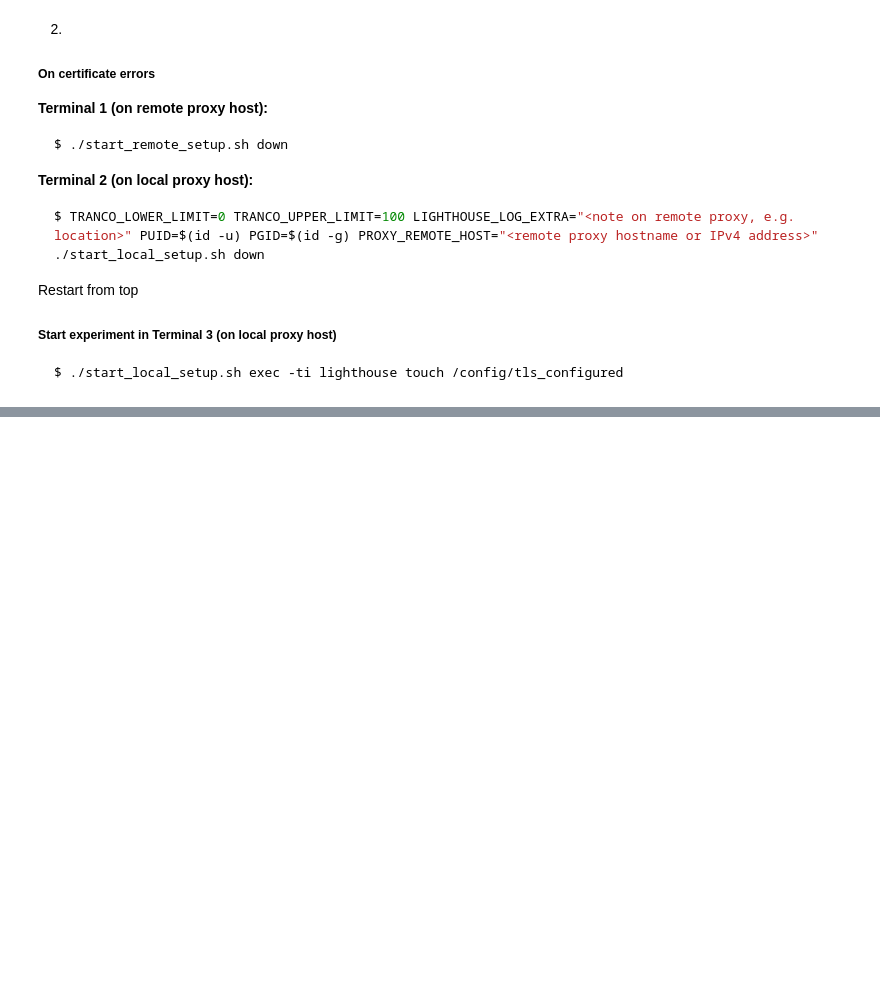
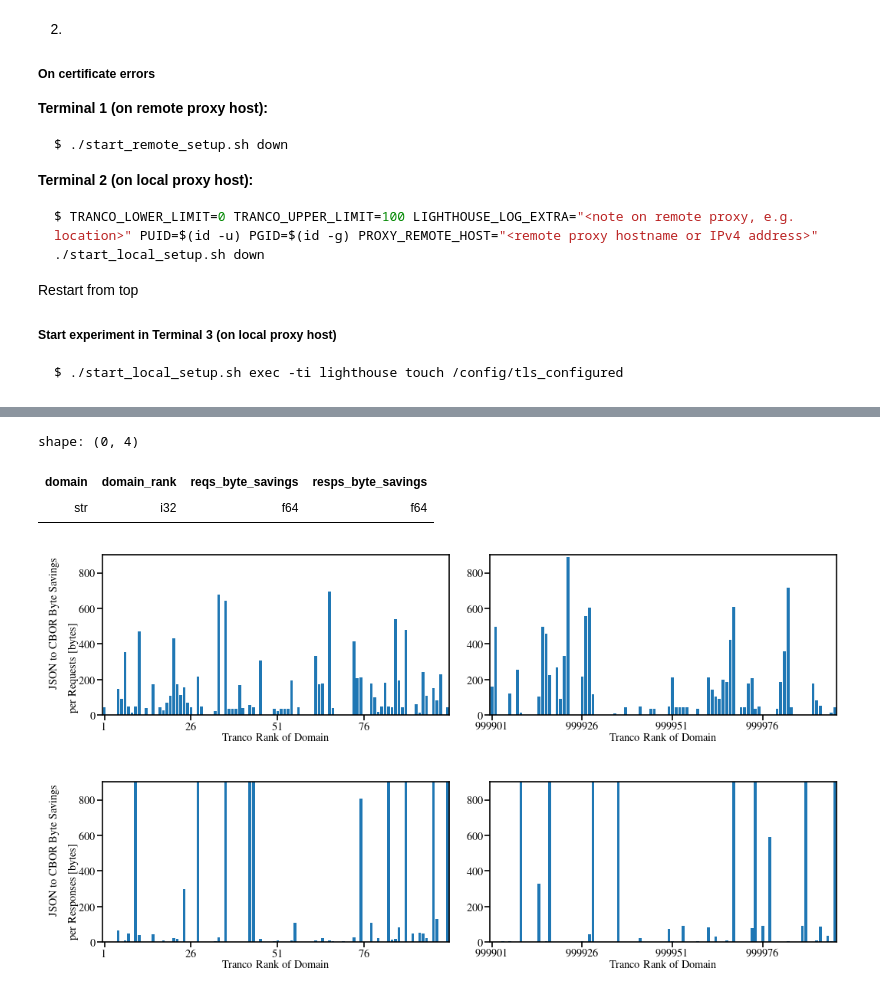
Before and after one commit to miri64/artifacts-tnsm26-cbor-dns-eval, a Jupyter notebook: 06_1evaluation.ipynb, the cells around one changed output, grey strips where cells are left out. Cells and saved outputs as stored; diff of their text form; code cells hidden in the pictures; blank space fills up the shorter version.

```diff
--- a/06_1evaluation.ipynb
+++ b/06_1evaluation.ipynb
@@ -474,0 +787,59 @@ shape: (2_000, 13)
+# %%
+json_byte_savings = converted_json_reqs.with_columns(
+    byte_savings=polars.col("orig_body_length") - polars.col("new_body_length"),
+).group_by(
+    ["domain", "domain_rank"]
+).agg(polars.col("byte_savings").mean().alias("reqs_byte_savings")).join(
+    converted_json_resps.with_columns(
+        byte_savings=polars.col("new_body_length") - polars.col("orig_body_length"),
+    ).group_by(
+        ["domain", "domain_rank"]
+    ).agg(polars.col("byte_savings").mean().alias("resps_byte_savings")),
+    ["domain", "domain_rank"],
+    "full"
+).with_columns(
+    domain_rank=polars.when(
+        polars.col("domain_rank").is_null()
+    ).then(
+        polars.col("domain_rank_right")
+    ).otherwise(
+        polars.col("domain_rank")
+    ),
+    domain=polars.when(
+        polars.col("domain").is_null()
+    ).then(
+        polars.col("domain_right")
+    ).otherwise(
+        polars.col("domain")
+    ),
+).select(polars.exclude("^.*_right$")).sort("domain_rank").collect()
+display(json_byte_savings.filter(polars.col("reqs_byte_savings") > 1500))
+
+for msg in ["reqs", "resps"]:
+    fig, axs = matplotlib.pyplot.subplots(ncols=2)
+    fig.set_dpi(150)
+    for i, (filt, ax) in enumerate(zip((polars.col("domain_rank") <= 100, polars.col("domain_rank") > 100), axs)):
+        ax.bar(json_byte_savings.filter(filt)["domain_rank"], json_byte_savings.filter(filt)[f"{msg}_byte_savings"])
+        ax.set_xlim(json_byte_savings.filter(filt)["domain_rank"].min() - 0.5, json_byte_savings.filter(filt)["domain_rank"].max() + 0.5)
+        ax.set_xticks(
+            numpy.arange(
+                json_byte_savings.filter(filt)["domain_rank"].min(),
+                json_byte_savings.filter(filt)["domain_rank"].max() + 1,
+                25,
+            )
+        )
+        ax.set_xlabel("Tranco Rank of Domain")
+        ax.set_ylim(0, 900)
+        ax.ticklabel_format(useOffset=False)
+        ax.yaxis.set_major_formatter(matplotlib.ticker.FuncFormatter(lambda x, pos: f"${x:.0f}$"))
+        ax.xaxis.set_major_formatter(matplotlib.ticker.FuncFormatter(lambda x, pos: f"${x:.0f}$"))
+        if i == 0:
+            ax.set_ylabel(fr"JSON to CBOR Byte Savings\\per {HUMAN[msg]} [bytes]")
+    fig.tight_layout()
+    matplotlib.pyplot.show()
+# %% [output]
+shape: (0, 4)
+| domain | domain_rank | reqs_byte_savings | resps_byte_savings |
+| str | i32 | f64 | f64 |
+[figure, added]
+[figure, added]
```
Also changed, not shown: parts of 12 cells of this notebook, 5 other files.
